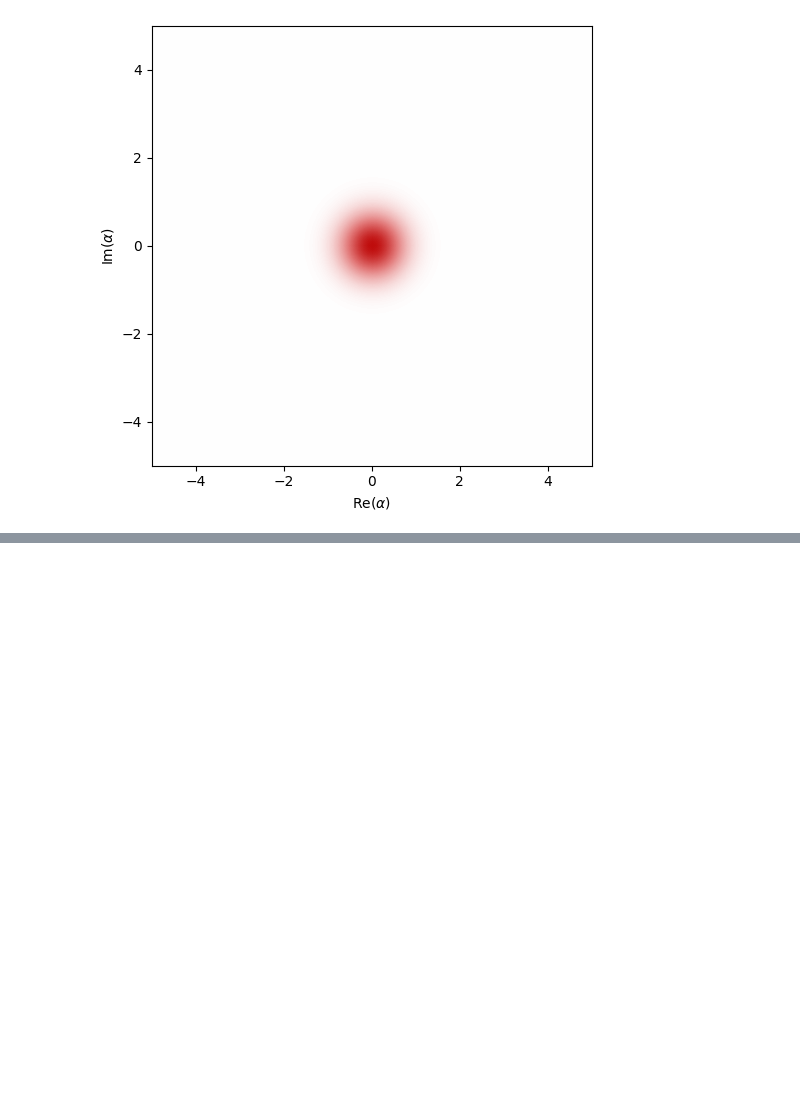
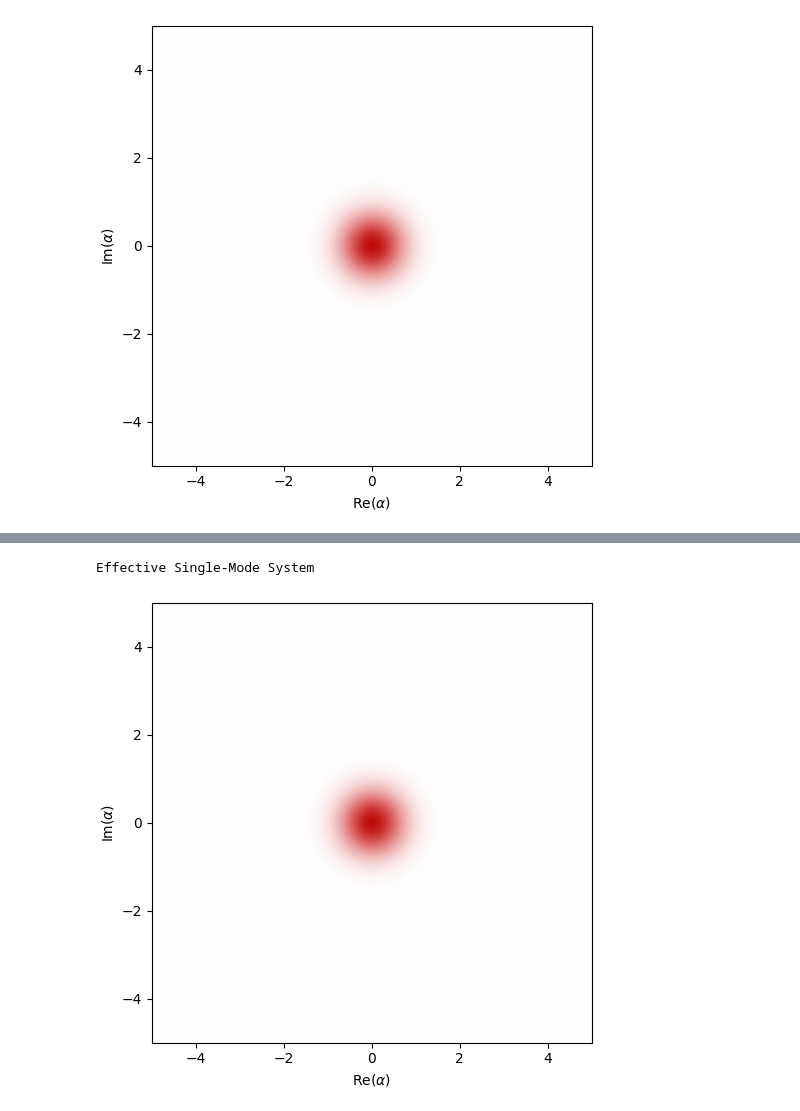
Before and after one commit to iQuHACK/2025-Alice-and-Bob, a Jupyter notebook: submissions/QuantCow/PlayGround.ipynb, the cells around one changed output, grey strips where cells are left out. Saved outputs shown, nothing was run; the diff lists cells and outputs as text; code cells hidden in the pictures; blank space fills up the shorter version.

```diff
--- a/submissions/QuantCow/PlayGround.ipynb
+++ b/submissions/QuantCow/PlayGround.ipynb
@@ -119,0 +151,18 @@ plt.show()
+# %%
+# Define kappa_2
+kappa_2 = 4 * (jnp.abs(g2)**2) / kappa_b
+
+# Define single-mode annihilation operator
+a_single = dq.destroy(na)
+
+# Define effective Hamiltonian (set to zero for pure dissipation case)
+H_eff = dq.zeros(na)
+
+# Define the cat amplitude
+alpha_squared = -(epsilon_d / g2)
+
+# Define the two-photon loss operator
+L2 = jnp.sqrt(kappa_2) * (a_single @ a_single - alpha_squared * dq.eye(na))
+
+# Find the result using mesolve
+res_eff = dq.mesolve(H_eff, [L2], dq.fock(na, 0), tsave)
@@ -119,0 +183,6 @@ plt.show()
+# %%
+print("Effective Single-Mode System")
+dq.plot.wigner_gif(res_eff.states, gif_duration = 2, fps=24)
+# %% [output]
+Effective Single-Mode System
+[figure, added]
```
Also changed, not shown: parts of 9 cells of this notebook, 1 other file.
